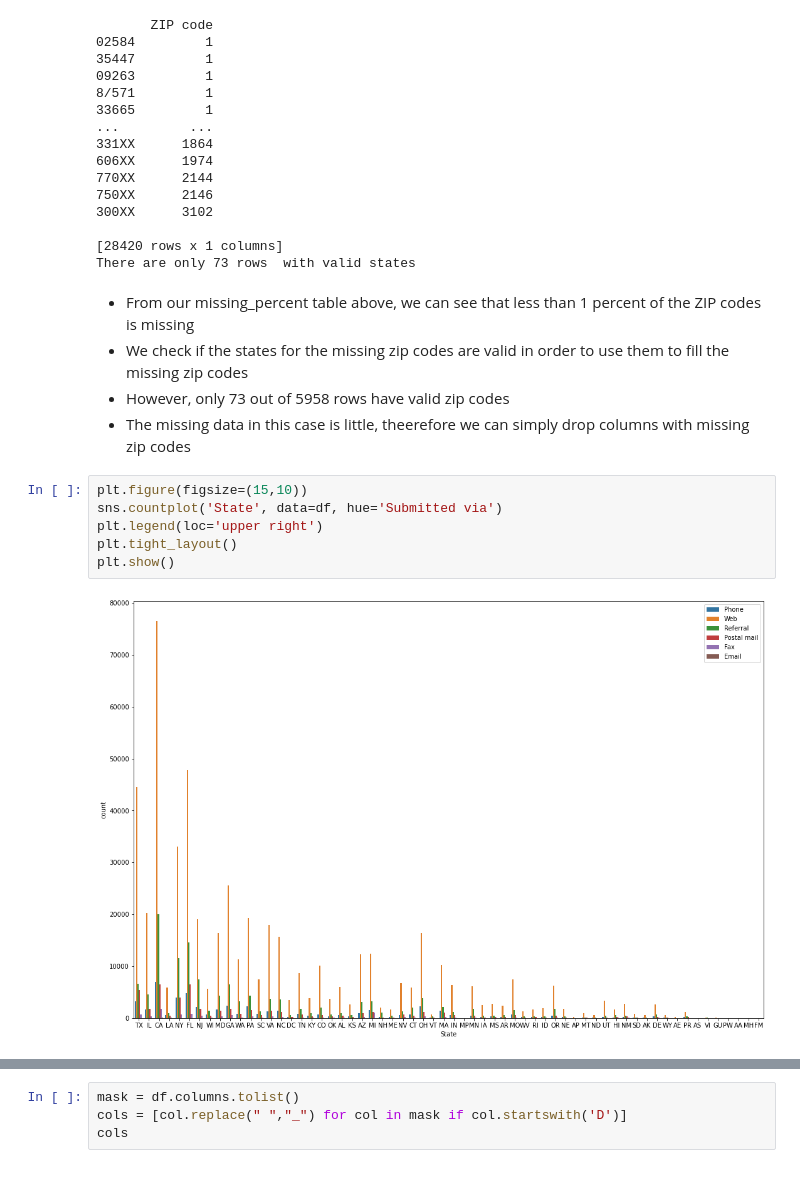
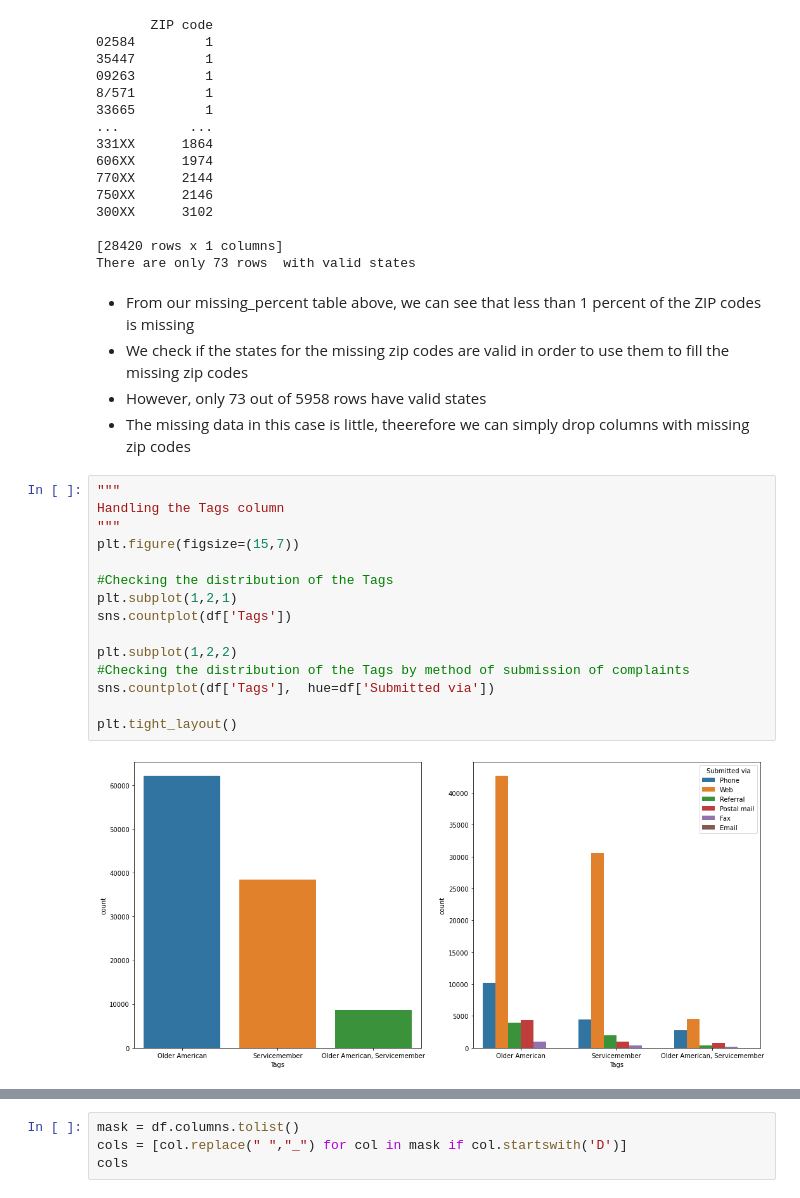
Before and after one commit to Tobi-Ade/Machine-Learning-Deployment, a Jupyter notebook: read.ipynb, the cells around one changed output, grey strips where cells are left out. Saved outputs shown, nothing was run; the diff lists cells and outputs as text.

```diff
--- a/read.ipynb
+++ b/read.ipynb
@@ -310,13 +298,22 @@ There are only 73 rows  with valid states
 # %% [markdown]
 - From our missing_percent table above, we can see that less than 1 percent of the ZIP codes is missing
 - We check if the states for the missing zip codes are valid in order to use them to fill the missing zip codes
-- However, only 73 out of 5958 rows have valid zip codes
+- However, only 73 out of 5958 rows have valid states
 - The missing data in this case is little, theerefore we can simply drop columns with missing zip codes
-# %%
-plt.figure(figsize=(15,10))
-sns.countplot('State', data=df, hue='Submitted via')
-plt.legend(loc='upper right')
-plt.tight_layout()
-plt.show()
-# %% [output]
-[figure, removed]
+# %%
+"""
+Handling the Tags column
+"""
+plt.figure(figsize=(15,7))
+
+#Checking the distribution of the Tags
+plt.subplot(1,2,1)
+sns.countplot(df['Tags'])
+
+plt.subplot(1,2,2)
+#Checking the distribution of the Tags by method of submission of complaints
+sns.countplot(df['Tags'],  hue=df['Submitted via'])
+
+plt.tight_layout()
+# %% [output]
+[figure, added]
```
Also changed, not shown: parts of 21 cells of this notebook.
